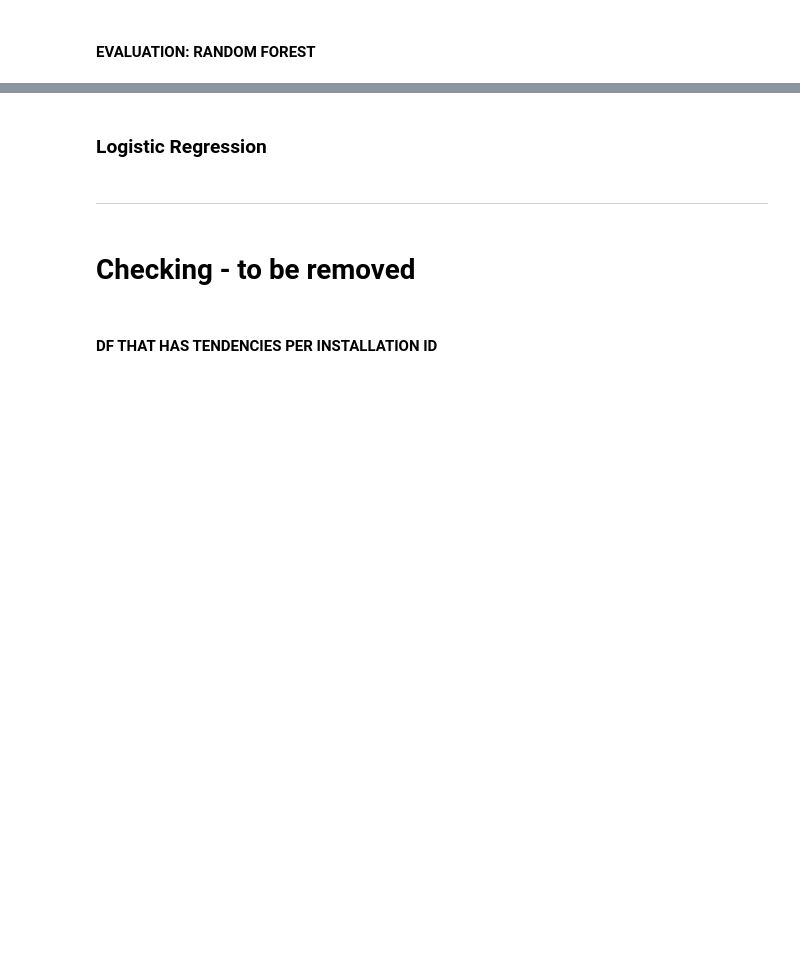
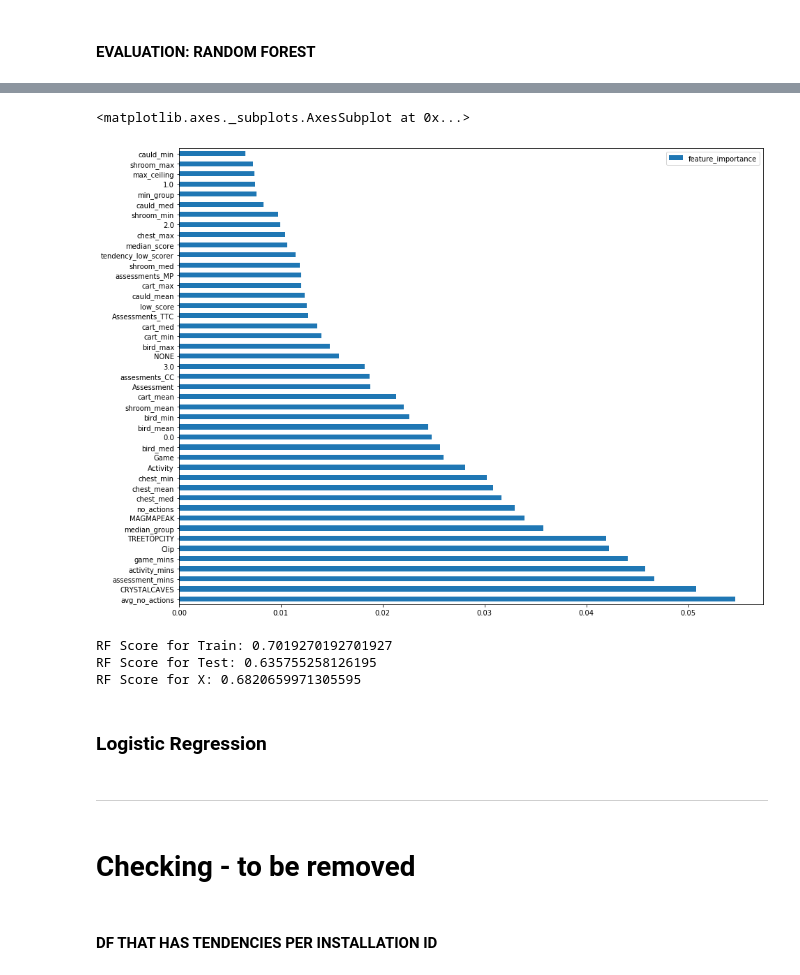
Before and after one commit to cats-in-the-hat/PBS-KIDS2, a Jupyter notebook: full_project_documentation.ipynb, the cells around one changed output, grey strips where cells are left out. Drawn from its saved outputs; the diff is of its cells as text; code cells hidden in the pictures; blank space fills up the shorter version.

```diff
--- a/full_project_documentation.ipynb
+++ b/full_project_documentation.ipynb
@@ -613,0 +1091,12 @@ print(classification_report(y_test,y_pred_test))
+# %%
+X_train, X_test, y_train, y_test = train_test_split(X, y, test_size=0.3, stratify=y["last_accuracy_group1"],random_state=123)
+# %%
+rf = RandomForestClassifier(bootstrap=True,
+                            class_weight=None,
+                            criterion='gini',
+                            min_samples_leaf=3,
+                            n_estimators=100,
+                            max_depth=6,
+                            random_state=600)
+# %%
+rf.fit(X_train, y_train)
@@ -613,0 +1111,7 @@ print(classification_report(y_test,y_pred_test))
+# %%
+rf_features = pd.DataFrame([rf.feature_importances_],columns = X_train.columns).T.rename(columns = {0: 'feature_importance'}).sort_values(by='feature_importance', ascending=False)
+# %%
+rf_features.plot(kind="barh",figsize=(15,12))
+# %% [output]
+<matplotlib.axes._subplots.AxesSubplot at 0x...>
+[figure, added]
@@ -614,3 +1122,11 @@ print(classification_report(y_test,y_pred_test))
+# %%
+print(f"RF Score for Train: {rf.score(X_train, y_train)}")
+print(f"RF Score for Test: {rf.score(X_test, y_test)}")
+print(f"RF Score for X: {rf.score(X, y)}")
+# %% [output]
+RF Score for Train: 0.7019270192701927
+RF Score for Test: 0.635755258126195
+RF Score for X: 0.6820659971305595
 # %% [markdown]
 ### Logistic Regression
 # %% [markdown]
```
Also changed, not shown: parts of 187 cells of this notebook.
